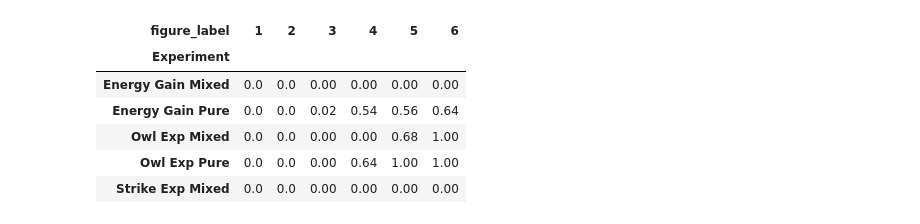
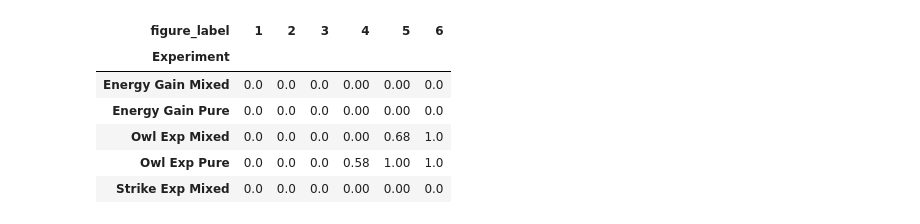
Before and after one commit to michaelremington2/uumarrty_post_sim_analysis, a Jupyter notebook: nash_score.ipynb, the cells around one changed output. Saved outputs shown, nothing was run; the diff lists cells and outputs as text; code cells hidden in the pictures.

```diff
--- a/nash_score.ipynb
+++ b/nash_score.ipynb
@@ -51,18 +60,22 @@ def format_title(exp_title,remove_exp_type=False):
 # %%
-temp=result.groupby(['exp_name','figure_label','sim_id'])['nash_val'].agg(['max'])
-temp=temp.reset_index()
-nash_scores=temp.groupby(['exp_name','figure_label'])['max'].agg(['count','sum'])
-nash_scores=nash_scores.reset_index()
-nash_scores['nash_score']=nash_scores['sum']/nash_scores['count']
-nash_scores['Experiment'] = nash_scores['exp_name'].apply(format_title)
-nash_scores=nash_scores[['Experiment','figure_label','nash_score']]
-nash_scores=nash_scores.pivot(index='Experiment', columns='figure_label', values='nash_score')
-nash_scores.head()
+#Krats
+
+temp_krat=result[result['org']=='krat']
+temp_krat=temp_krat.groupby(['exp_name','figure_label','sim_id'])['nash_val'].agg(['max'])
+temp_krat=temp_krat.reset_index()
+nash_scores_krat=temp_krat.groupby(['exp_name','figure_label'])['max'].agg(['count','sum'])
+nash_scores_krat=nash_scores_krat.reset_index()
+nash_scores_krat['nash_score']=nash_scores_krat['sum']/nash_scores_krat['count']
+nash_scores_krat['Experiment'] = nash_scores_krat['exp_name'].apply(format_title)
+nash_scores_krat=nash_scores_krat[['Experiment','figure_label','nash_score']]
+nash_scores_krat=nash_scores_krat.pivot(index='Experiment', columns='figure_label', values='nash_score')
+
+nash_scores_krat.head()
 # %% [output]
 | figure_label | 1 | 2 | 3 | 4 | 5 | 6 |
 | Experiment |  |  |  |  |  |  |
-| Energy Gain Mixed | 0.0 | 0.0 | 0.00 | 0.00 | 0.00 | 0.00 |
-| Energy Gain Pure | 0.0 | 0.0 | 0.02 | 0.54 | 0.56 | 0.64 |
-| Owl Exp Mixed | 0.0 | 0.0 | 0.00 | 0.00 | 0.68 | 1.00 |
-| Owl Exp Pure | 0.0 | 0.0 | 0.00 | 0.64 | 1.00 | 1.00 |
-| Strike Exp Mixed | 0.0 | 0.0 | 0.00 | 0.00 | 0.00 | 0.00 |
+| Energy Gain Mixed | 0.0 | 0.0 | 0.0 | 0.00 | 0.00 | 0.0 |
+| Energy Gain Pure | 0.0 | 0.0 | 0.0 | 0.00 | 0.00 | 0.0 |
+| Owl Exp Mixed | 0.0 | 0.0 | 0.0 | 0.00 | 0.68 | 1.0 |
+| Owl Exp Pure | 0.0 | 0.0 | 0.0 | 0.58 | 1.00 | 1.0 |
+| Strike Exp Mixed | 0.0 | 0.0 | 0.0 | 0.00 | 0.00 | 0.0 |
```
Also changed, not shown: parts of 6 cells of this notebook, 15 other files.
